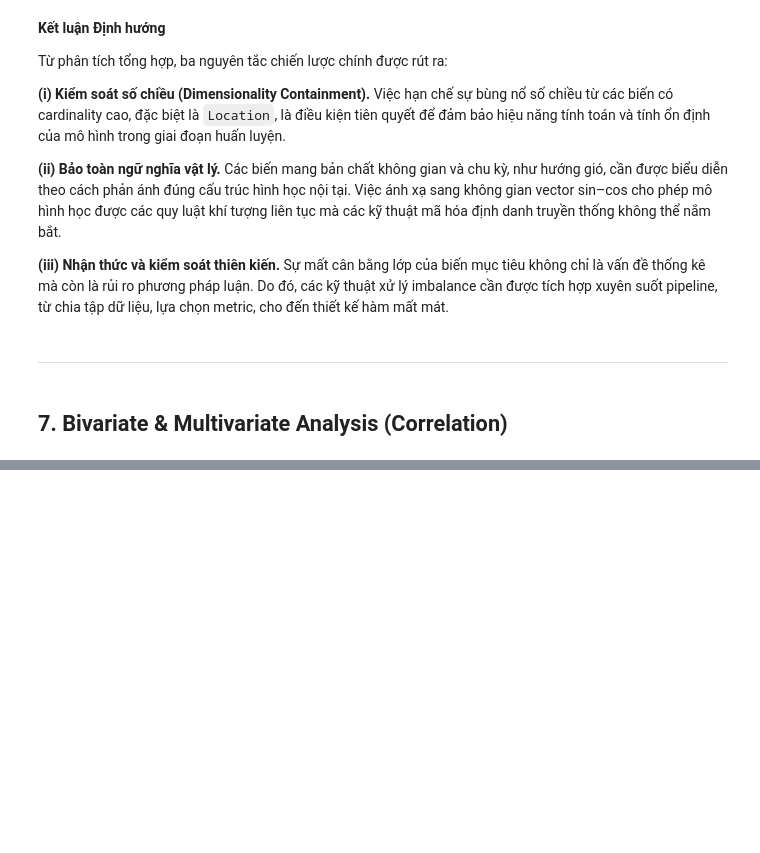
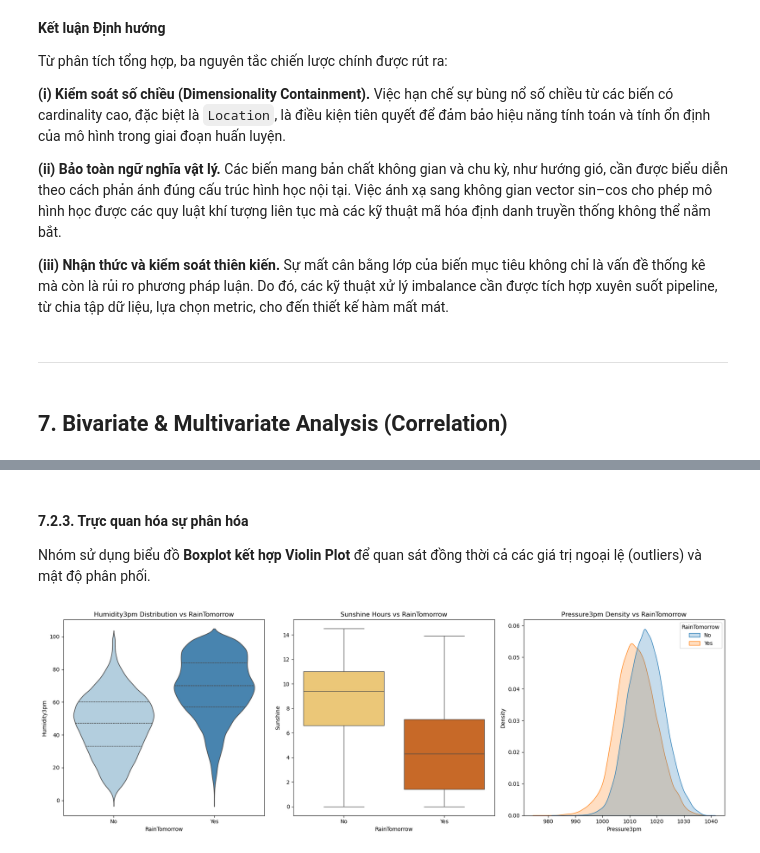
Before and after one commit to ThanhChuong12/Prog4DS-Final-Project, a Jupyter notebook: notebooks/02_data_exploration.ipynb, the cells around one changed output, grey strips where cells are left out. Cells and saved outputs as stored; diff of their text form; code cells hidden in the pictures; blank space fills up the shorter version.

```diff
--- a/notebooks/02_data_exploration.ipynb
+++ b/notebooks/02_data_exploration.ipynb
@@ -1427,0 +1442,7 @@ Outliers: Capping hay giữ nguyên (vì bão là sự thật)?
+# %% [markdown]
+#### **7.2.3. Trực quan hóa sự phân hóa**
+Nhóm sử dụng biểu đồ **Boxplot kết hợp Violin Plot** để quan sát đồng thời cả các giá trị ngoại lệ (outliers) và mật độ phân phối.
+# %%
+numerical_categorical_cross_tabulation(df_weather)
+# %% [output]
+[figure, added]
```
Also changed, not shown: parts of 36 cells of this notebook.
